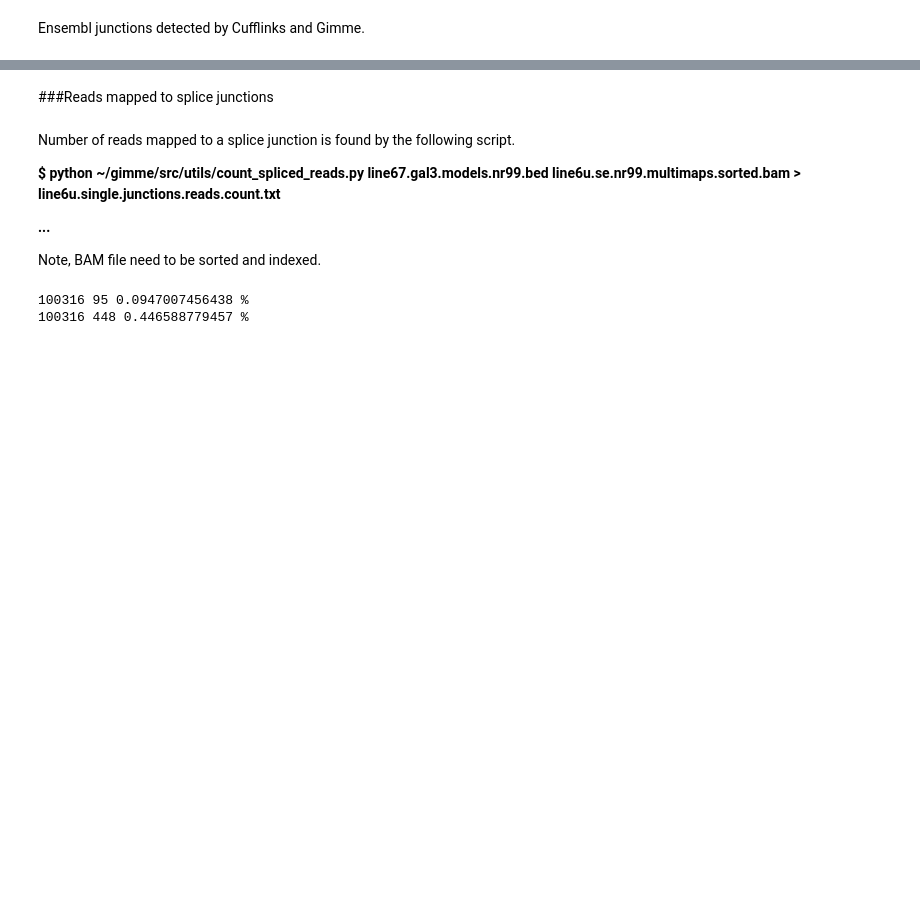
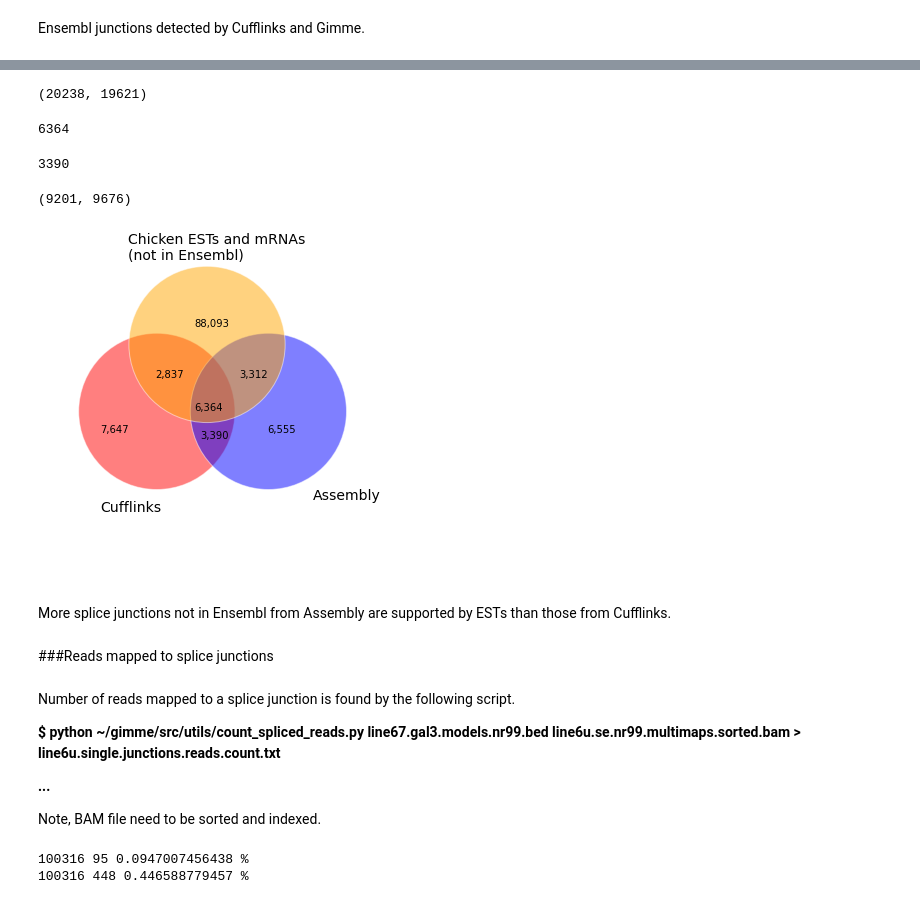
Before and after one commit to likit/notebooks, a Jupyter notebook: gimme.ipynb, the cells around one changed output, grey strips where cells are left out. Drawn from its saved outputs; the diff is of its cells as text; code cells hidden in the pictures; blank space fills up the shorter version.

```diff
--- a/gimme.ipynb
+++ b/gimme.ipynb
@@ -478,3 +533,50 @@ Cufflinks junctions not in Ensembl but supported by ESTs = 6189
+# %%
+len(cuff_not_in_ensbl), len(gimme_not_in_ensbl)
+# %% [output]
+(20238, 19621)
+# %%
+est_and_mrna = estjnc.union(mrnajnc).difference(ensbljnc)
+len(est_and_mrna.intersection(cuff_not_in_ensbl.intersection(gimme_not_in_ensbl)))
+# %% [output]
+6364
+# %%
+len(cuff_not_in_ensbl.intersection(gimme_not_in_ensbl).difference(est_and_mrna))
+# %% [output]
+3390
+# %%
+len(cuff_not_in_ensbl.intersection(est_and_mrna)), len(gimme_not_in_ensbl.intersection(est_and_mrna))
+# %% [output]
+(9201, 9676)
+# %%
+f = figure()
+ax = f.gca(frameon=False)
+rad3 = 1.0
+c1 = Circle((-1,0), 1.4, alpha=.5, fc='red', ec='w')
+c2 = Circle((1,0), 1.4, alpha=.5, fc='blue', ec='w')
+c3 = Circle((-0.1,1.2), 1.4, alpha=.5, fc='orange', ec='w')
+ax.add_patch(c1)
+ax.add_patch(c2)
+ax.add_patch(c3)
+ax.set_xlim(-3,3)
+ax.set_ylim(-3,3)
+text(-0.3,0,'6,364')  # all common junctions
+text(-1,0.6,'2,837')  # cufflinks
+text(0.5,0.6,'3,312')  # gimme
+text(-0.3,1.5,'88,093') # ESTs and mRNAs only
+text(-2,-0.4,'7,647')
+text(1,-0.4,'6,555')
+text(-0.2,-0.5,'3,390')
+text(-1.5,2.7, 'Chicken ESTs and mRNAs\n(not in Ensembl)', size=14)
+text(1.8,-1.6,'Assembly', size=14)
+text(-2,-1.8,'Cufflinks', size=14)
+ax.yaxis.set_visible(False)
+ax.xaxis.set_visible(False)
+savefig('chick_est_venn.pdf')
+show()
+# %% [output]
+[figure, added]
+# %% [markdown]
+More splice junctions not in Ensembl from Assembly are supported by ESTs than those from Cufflinks.
 # %% [markdown]
 ###Reads mapped to splice junctions
 # %% [markdown]
```
Also changed, not shown: parts of 17 cells of this notebook.
